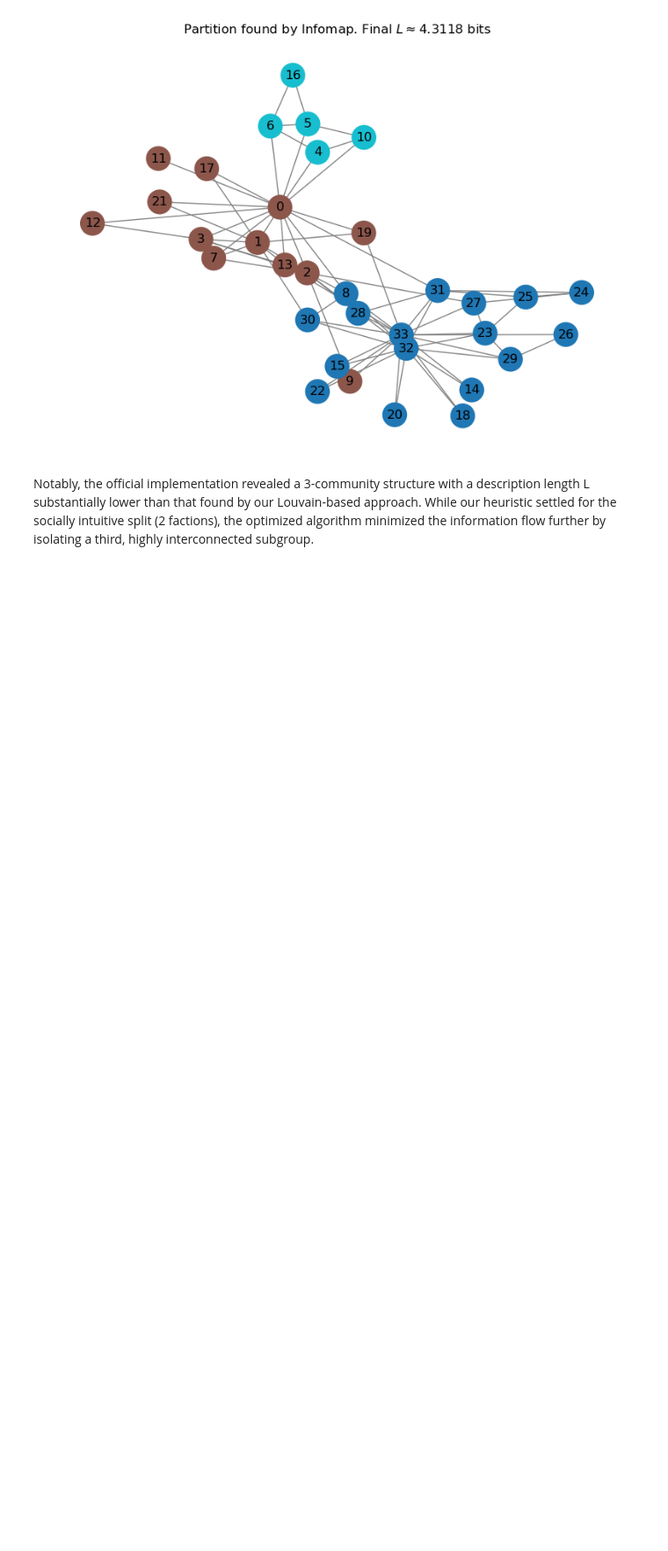
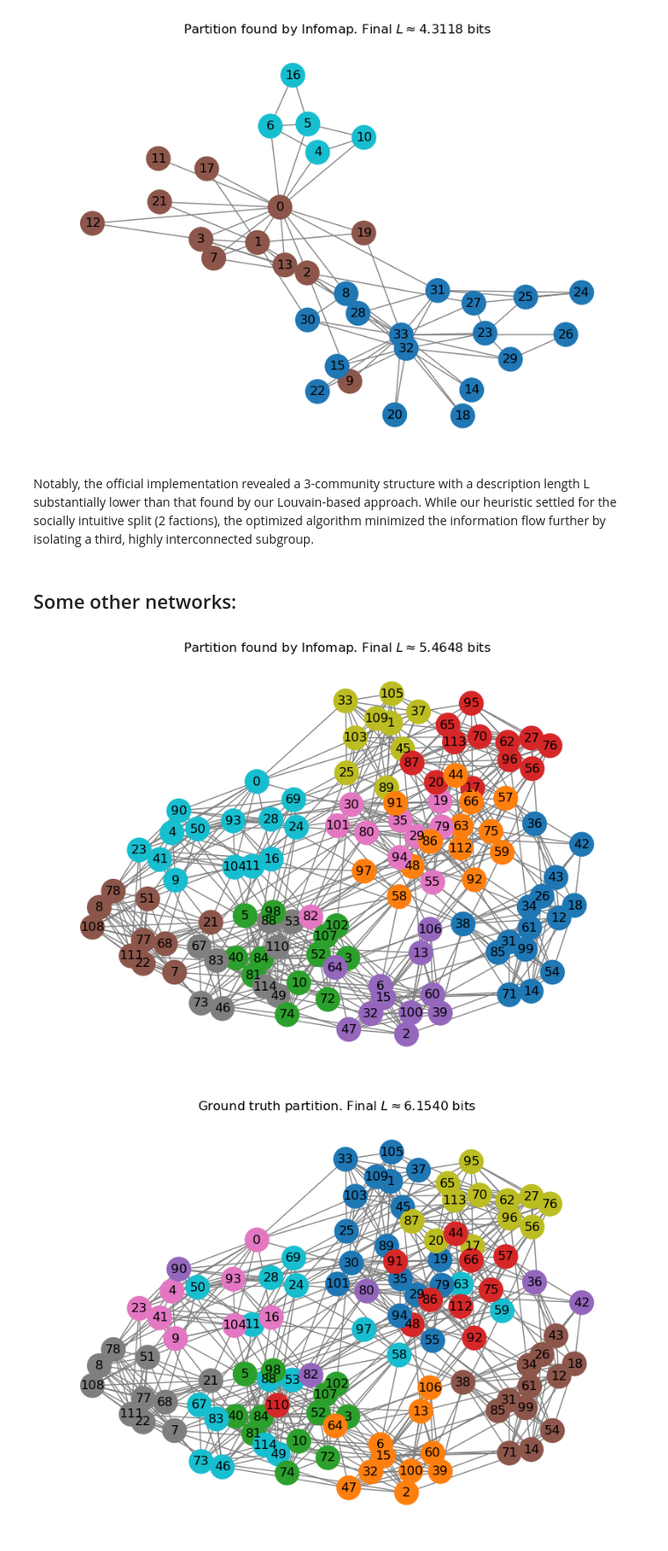
Before and after one commit to riccorte/InfoMap-Analysis, a Jupyter notebook: infomapLouvain.ipynb, the cells around one changed output. Shown at 88% size. Drawn from its saved outputs; the diff is of its cells as text; code cells hidden in the pictures; blank space fills up the shorter version.

Commit message:
Louvain, again

```diff
--- a/infomapLouvain.ipynb
+++ b/infomapLouvain.ipynb
@@ -307,7 +309,7 @@ We now employ the official implementation of the InfoMap algorithm, available at
 # The usual graph
 G = nx.karate_club_graph()
 
-im = Infomap("--silent")
+im = Infomap("--silent --two-level")
 im.add_links(G.edges())
 im.run()
 
@@ -320,3 +322,27 @@ draw_partition(G, partition_infomap, title=fr"Partition found by Infomap. Final
 [figure]
 # %% [markdown]
 Notably, the official implementation revealed a 3-community structure with a description length L substantially lower than that found by our Louvain-based approach. While our heuristic settled for the socially intuitive split (2 factions), the optimized algorithm minimized the information flow further by isolating a third, highly interconnected subgroup.
+# %% [markdown]
+## Some other networks:
+# %%
+G = nx.read_gml("./network/football.gml")
+G = nx.convert_node_labels_to_integers(G)
+im = Infomap("--silent --two-level")
+im.add_links(G.edges())
+im.run()
+
+partition_infomap = {}
+for node in im.nodes:
+    partition_infomap[node.node_id] = node.module_id
+
+draw_partition(G, partition_infomap, title=fr"Partition found by Infomap. Final $L \approx {im.codelength:.4f}$ bits")
+ground_truth = {n: G.nodes[n]['value'] for n in G.nodes()}
+L_gt = mapEquation(G, ground_truth, nx.pagerank(G, alpha=0.85))
+draw_partition(G, ground_truth, title=fr"Ground truth partition. Final $L \approx {L_gt:.4f}$ bits")
+
+partition_louvain = infoMapLouvain(G)
+L_louvain = mapEquation(G, partition_louvain, nx.pagerank(G, alpha=0.85))
+draw_partition(G, partition_louvain, title=fr"Partition found by InfoMap Louvain. Final $L \approx {L_louvain:.4f}$ bits")
+# %% [output]
+[figure, added]
+[figure, added]
```
Also changed, not shown: parts of 8 cells of this notebook, 3 other files.
